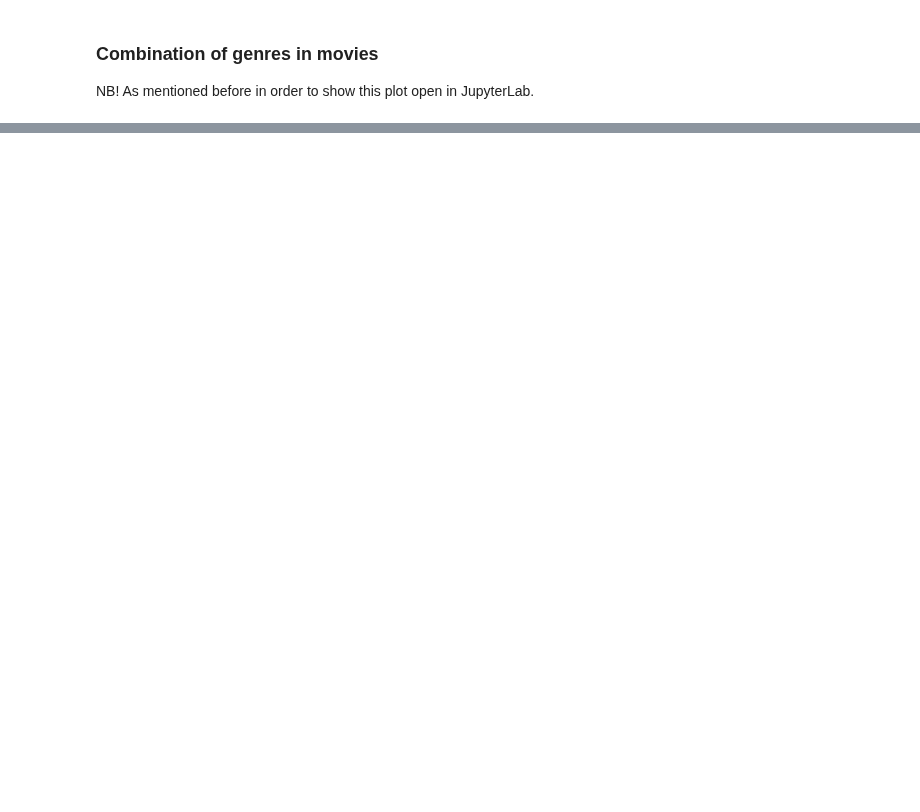
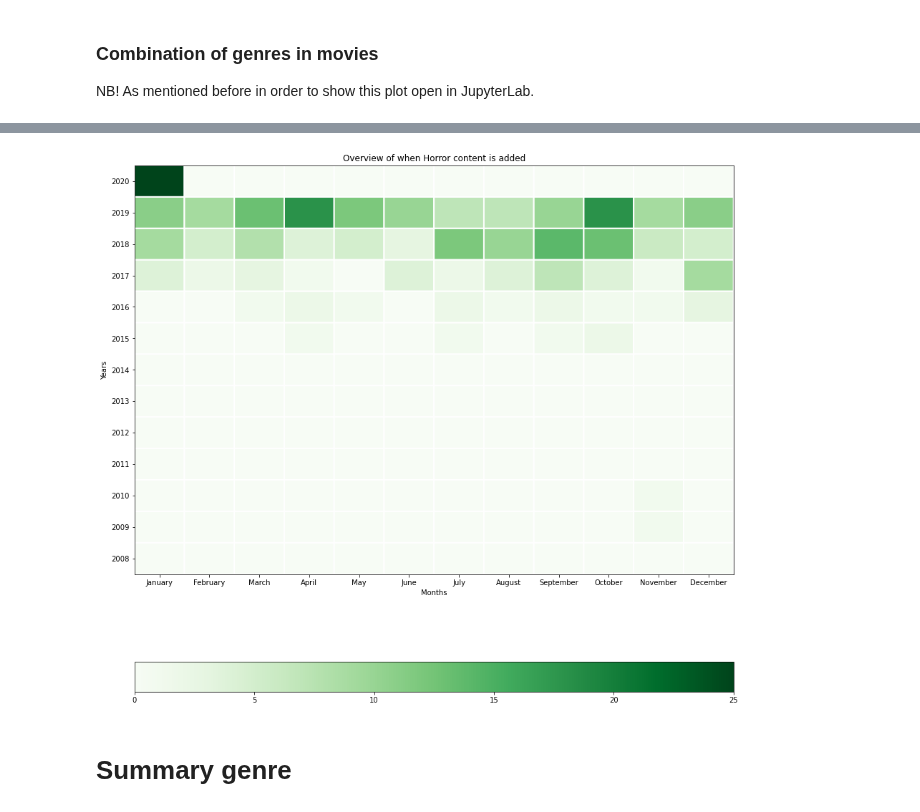
Before and after one commit to aSkailand/dat540-netflix_catalogue, a Jupyter notebook: src/netflix_catalogue_view.ipynb, the cells around one changed output, grey strips where cells are left out. Saved outputs shown, nothing was run; the diff lists cells and outputs as text; code cells hidden in the pictures; blank space fills up the shorter version.

```diff
--- a/src/netflix_catalogue_view.ipynb
+++ b/src/netflix_catalogue_view.ipynb
@@ -305,0 +270,8 @@ chord.Chord(genreCombinationValues, genreNames, margin=80, font_size_large='10px
+# %%
+#Find all Horror related categories and see if more horror stuff comes before Halloween (should come in september/october)
+df_horror = data_set[["date_added","listed_in"]].copy()
+df_horror = df_horror[df_horror["listed_in"].str.contains("Horror")]
+# %%
+df_horror = yrs_months.valid_dates(df_horror)
+df_horror = yrs_months.create_month_column(df_horror)
+df_horror = yrs_months.create_year_column(df_horror)
@@ -305,0 +294,2 @@ chord.Chord(genreCombinationValues, genreNames, margin=80, font_size_large='10px
+# %%
+df_horror_tab = yrs_months.create_table(df_horror)
@@ -305,0 +314,4 @@ chord.Chord(genreCombinationValues, genreNames, margin=80, font_size_large='10px
+# %%
+yrs_months.heatmap(df_horror_tab,title="Overview of when Horror content is added",xlab="Months",ylab="Years")
+# %% [output]
+[figure, added]
@@ -305,0 +330,2 @@ chord.Chord(genreCombinationValues, genreNames, margin=80, font_size_large='10px
+# %% [markdown]
+# Summary genre
```
Also changed, not shown: parts of 28 cells of this notebook.
